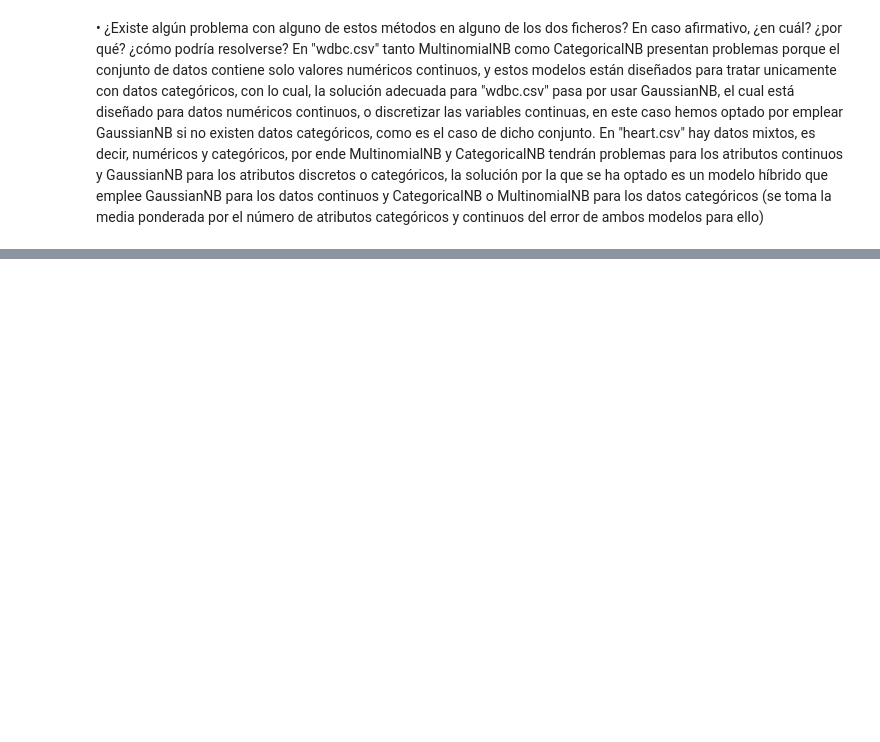
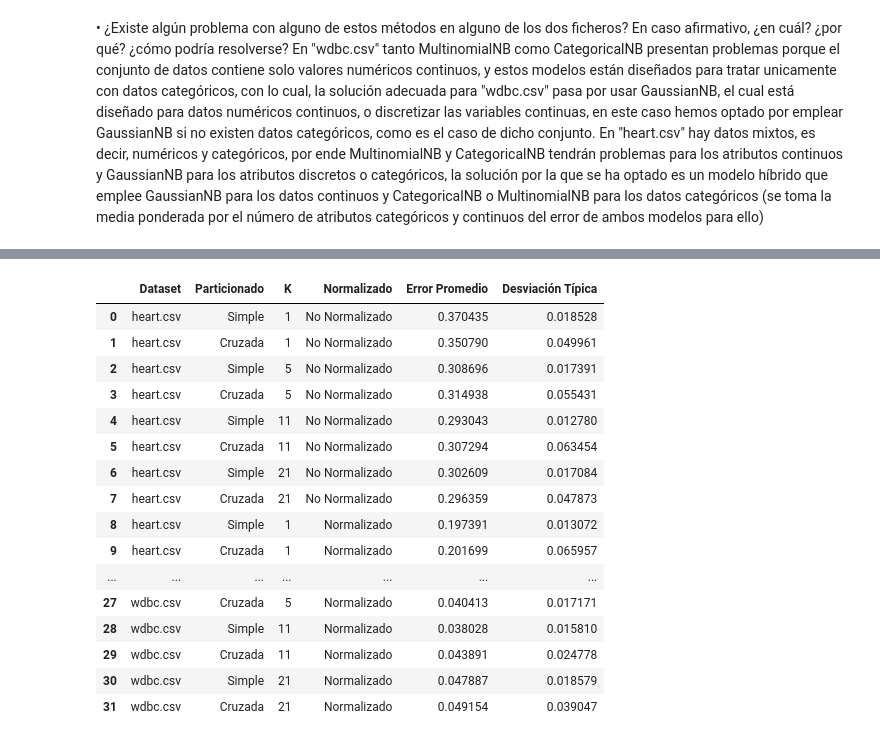
Before and after one commit to santacg/IngenieriaInformaticaUAM, a Jupyter notebook: P1.ipynb, the cells around one changed output, grey strips where cells are left out. Drawn from its saved outputs; the diff is of its cells as text; code cells hidden in the pictures; blank space fills up the shorter version.

```diff
--- a/P1.ipynb
+++ b/P1.ipynb
@@ -312,0 +318,85 @@ En "wdbc.csv" tanto MultinomialNB como CategoricalNB presentan problemas porque
+# %%
+import numpy as np
+import pandas as pd
+from Datos import Datos
+import EstrategiaParticionado
+from Clasificador import ClasificadorKNN
+from os import listdir
+
+# Datasets a utilizar
+datasets = ['heart.csv', 'wdbc.csv']
+
+# Valores de K a probar
+K_values = [1, 5, 11, 21]
+
+normalizations = [False, True]
+
+# Número de ejecuciones y folds
+n_ejecuciones = 5
+n_folds = 5
+
+resultados = []
+
+for archivo in datasets:
+    dataset = Datos('Datasets/' + archivo)
+
+    for normalizado in normalizations:
+        if normalizado:
+            normalizacion = 'Normalizado'
+        else:
+            normalizacion = 'No Normalizado'
+
+        estrategia_simple = EstrategiaParticionado.ValidacionSimple(
+            n_ejecuciones, 0.25)
+        estrategia_cruzada = EstrategiaParticionado.ValidacionCruzada(n_folds)
+
+        for K in K_values:
+            # Validación Simple
+            clasificador_simple = ClasificadorKNN(
+                K=K, normalize=normalizado)
+            errores_simple = clasificador_simple.validacion(
+                estrategia_simple, dataset, clasificador_simple)
+
+            # Validación Cruzada
+            clasificador_cruzada = ClasificadorKNN(K=K, normalize=normalizado)
+            errores_cruzada = clasificador_cruzada.validacion(
+                estrategia_cruzada, dataset, clasificador_cruzada)
+
+            resultados.append({
+                'Dataset': archivo,
+                'Particionado': 'Simple',
+                'K': K,
+                'Normalizado': normalizacion,
+                'Error Promedio': np.mean(errores_simple),
+                'Desviación Típica': np.std(errores_simple)
+            })
+            resultados.append({
+                'Dataset': archivo,
+                'Particionado': 'Cruzada',
+                'K': K,
+                'Normalizado': normalizacion,
+                'Error Promedio': np.mean(errores_cruzada),
+                'Desviación Típica': np.std(errores_cruzada)
+            })
+
+df_resultados = pd.DataFrame(resultados)
+
+display(df_resultados)
+# %% [output]
+|  | Dataset | Particionado | K | Normalizado | Error Promedio | Desviación Típica |
+| 0 | heart.csv | Simple | 1 | No Normalizado | 0.370435 | 0.018528 |
+| 1 | heart.csv | Cruzada | 1 | No Normalizado | 0.350790 | 0.049961 |
+| 2 | heart.csv | Simple | 5 | No Normalizado | 0.308696 | 0.017391 |
+| 3 | heart.csv | Cruzada | 5 | No Normalizado | 0.314938 | 0.055431 |
+| 4 | heart.csv | Simple | 11 | No Normalizado | 0.293043 | 0.012780 |
+| 5 | heart.csv | Cruzada | 11 | No Normalizado | 0.307294 | 0.063454 |
+| 6 | heart.csv | Simple | 21 | No Normalizado | 0.302609 | 0.017084 |
+| 7 | heart.csv | Cruzada | 21 | No Normalizado | 0.296359 | 0.047873 |
+| 8 | heart.csv | Simple | 1 | Normalizado | 0.197391 | 0.013072 |
+| 9 | heart.csv | Cruzada | 1 | Normalizado | 0.201699 | 0.065957 |
+| ... | ... | ... | ... | ... | ... | ... |
+| 27 | wdbc.csv | Cruzada | 5 | Normalizado | 0.040413 | 0.017171 |
+| 28 | wdbc.csv | Simple | 11 | Normalizado | 0.038028 | 0.015810 |
+| 29 | wdbc.csv | Cruzada | 11 | Normalizado | 0.043891 | 0.024778 |
+| 30 | wdbc.csv | Simple | 21 | Normalizado | 0.047887 | 0.018579 |
+| 31 | wdbc.csv | Cruzada | 21 | Normalizado | 0.049154 | 0.039047 |
```
Also changed, not shown: parts of 4 cells of this notebook.
